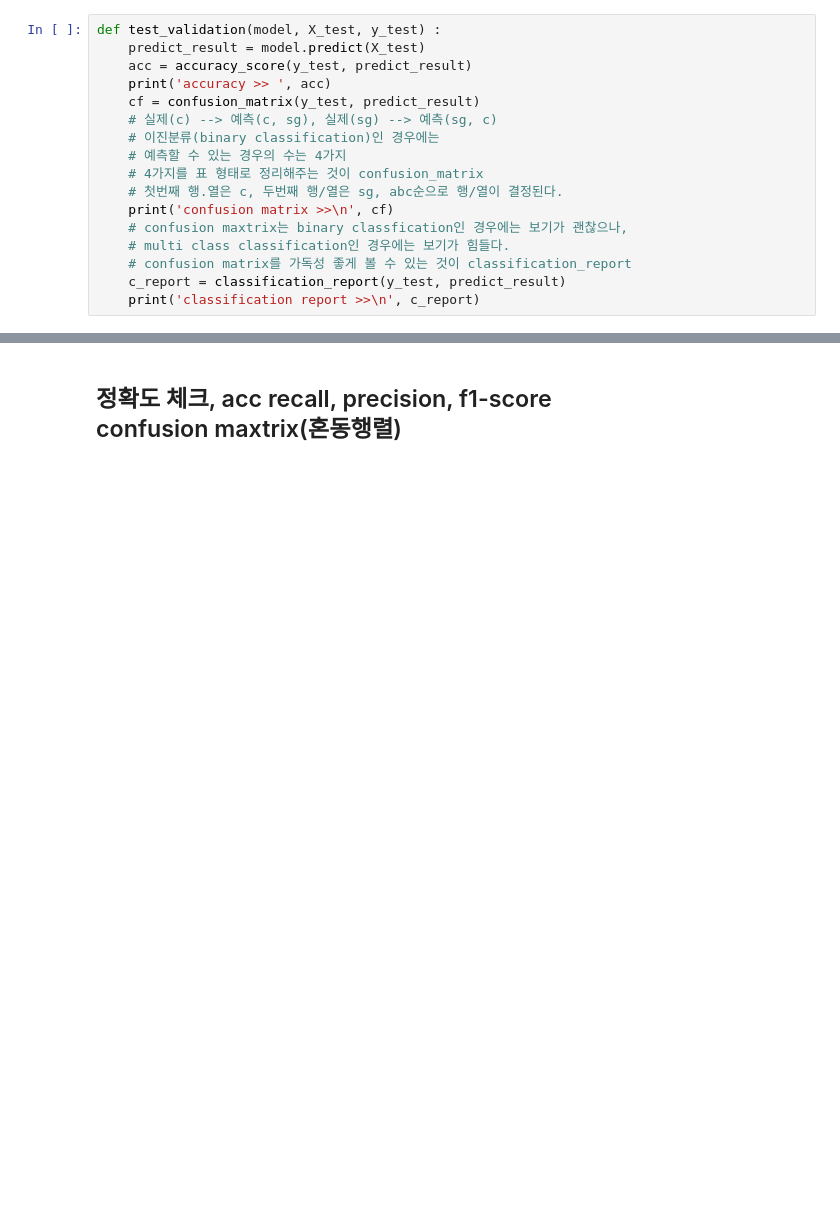
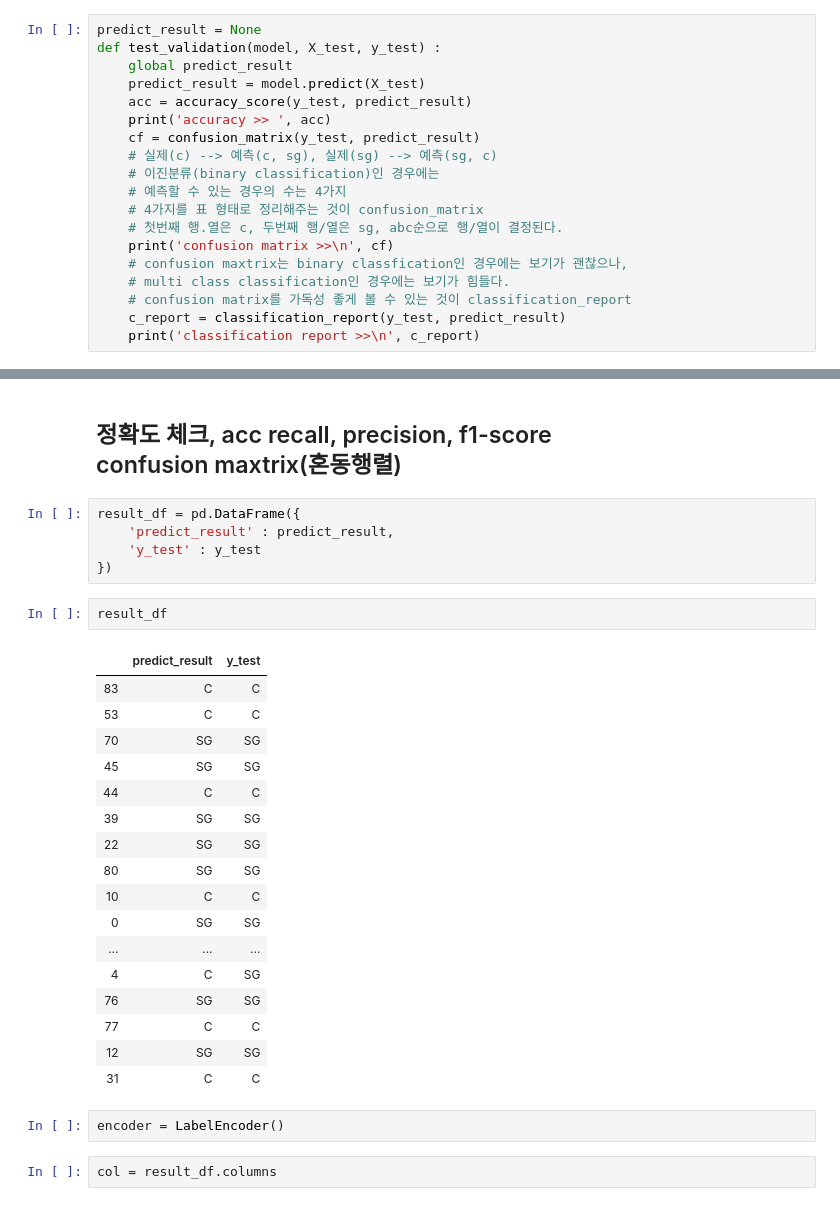
Before and after one commit to songhyeonjun/python-data, a Jupyter notebook: data14/농구선수_포지션_분류.ipynb, the cells around one changed output, grey strips where cells are left out. Cells and saved outputs as stored; diff of their text form; blank space fills up the shorter version.

```diff
--- a/data14/농구선수_포지션_분류.ipynb
+++ b/data14/농구선수_포지션_분류.ipynb
@@ -275,7 +276,9 @@ DecisionTreeClassifier(class_weight=None, criterion='gini', max_depth=3,
 # %% [markdown]
 ## 테스트 데이터로 검증
 # %%
+predict_result = None
 def test_validation(model, X_test, y_test) :
+    global predict_result
     predict_result = model.predict(X_test)
     acc = accuracy_score(y_test, predict_result)
     print('accuracy >> ', acc)
@@ -325,3 +328,32 @@ weighted avg       0.95      0.95      0.95        20
 ## 예측한 SG중에서 실제 100%가 SG였고, C는 없었다.
 # %% [markdown]
 ## 정확도 체크, acc recall, precision, f1-score<br>confusion maxtrix(혼동행렬)
+# %%
+result_df = pd.DataFrame({
+    'predict_result' : predict_result,
+    'y_test' : y_test
+})
+# %%
+result_df
+# %% [output]
+|  | predict_result | y_test |
+| 83 | C | C |
+| 53 | C | C |
+| 70 | SG | SG |
+| 45 | SG | SG |
+| 44 | C | C |
+| 39 | SG | SG |
+| 22 | SG | SG |
+| 80 | SG | SG |
+| 10 | C | C |
+| 0 | SG | SG |
+| ... | ... | ... |
+| 4 | C | SG |
+| 76 | SG | SG |
+| 77 | C | C |
+| 12 | SG | SG |
+| 31 | C | C |
+# %%
+encoder = LabelEncoder()
+# %%
+col = result_df.columns
```
Also changed, not shown: parts of 12 cells of this notebook, 1 other file.
